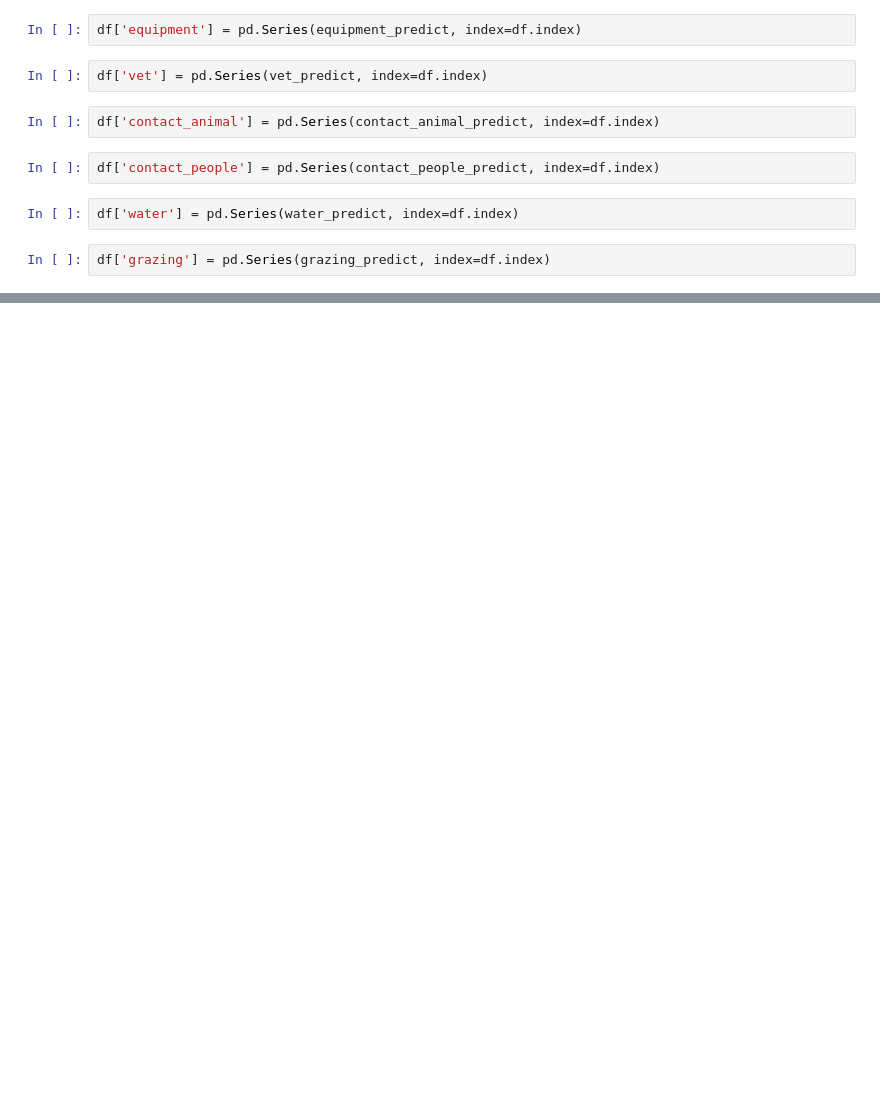
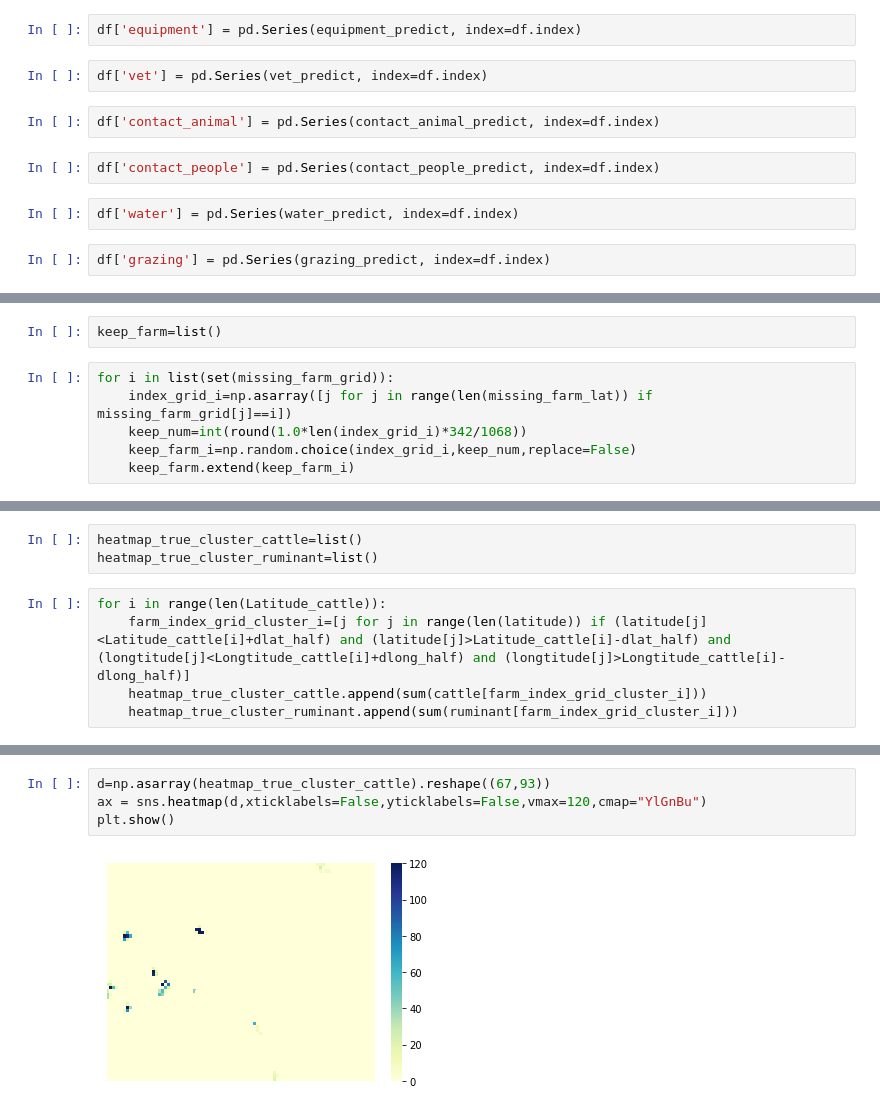
Before and after one commit to susiecant/FMD-RSG, a Jupyter notebook: farm imputation.ipynb, the cells around one changed output, grey strips where cells are left out. Saved outputs shown, nothing was run; the diff lists cells and outputs as text; blank space fills up the shorter version.

Commit message:
random sample 1/3 data and compare with our data

```diff
--- a/farm imputation.ipynb
+++ b/farm imputation.ipynb
@@ -931,0 +929,8 @@ readdata
+# %%
+keep_farm=list()
+# %%
+for i in list(set(missing_farm_grid)):
+    index_grid_i=np.asarray([j for j in range(len(missing_farm_lat)) if missing_farm_grid[j]==i])
+    keep_num=int(round(1.0*len(index_grid_i)*342/1068))
+    keep_farm_i=np.random.choice(index_grid_i,keep_num,replace=False)
+    keep_farm.extend(keep_farm_i)
@@ -931,0 +984,8 @@ readdata
+# %%
+heatmap_true_cluster_cattle=list()
+heatmap_true_cluster_ruminant=list()
+# %%
+for i in range(len(Latitude_cattle)):
+    farm_index_grid_cluster_i=[j for j in range(len(latitude)) if (latitude[j]<Latitude_cattle[i]+dlat_half) and (latitude[j]>Latitude_cattle[i]-dlat_half) and (longtitude[j]<Longtitude_cattle[i]+dlong_half) and (longtitude[j]>Longtitude_cattle[i]-dlong_half)]
+    heatmap_true_cluster_cattle.append(sum(cattle[farm_index_grid_cluster_i]))
+    heatmap_true_cluster_ruminant.append(sum(ruminant[farm_index_grid_cluster_i]))
@@ -931,0 +1022,6 @@ readdata
+# %%
+d=np.asarray(heatmap_true_cluster_cattle).reshape((67,93))
+ax = sns.heatmap(d,xticklabels=False,yticklabels=False,vmax=120,cmap="YlGnBu")
+plt.show()
+# %% [output]
+[figure, added]
```
Also changed, not shown: parts of 42 cells of this notebook.
